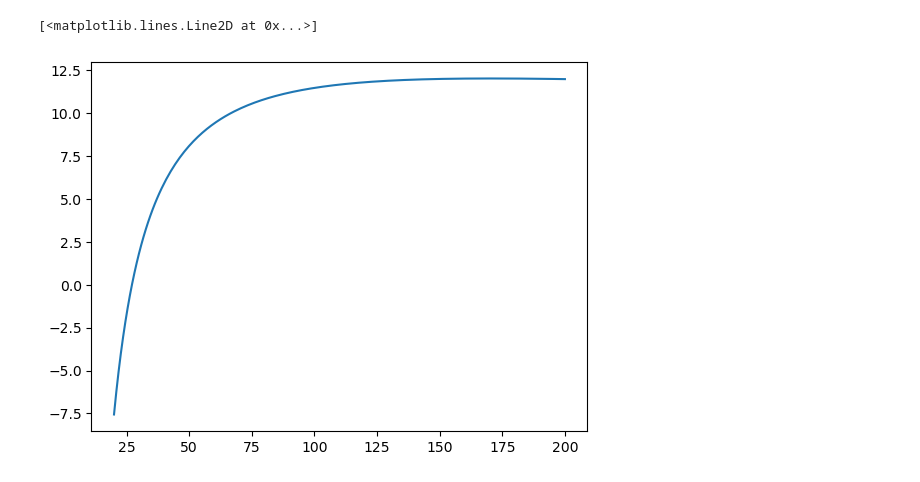
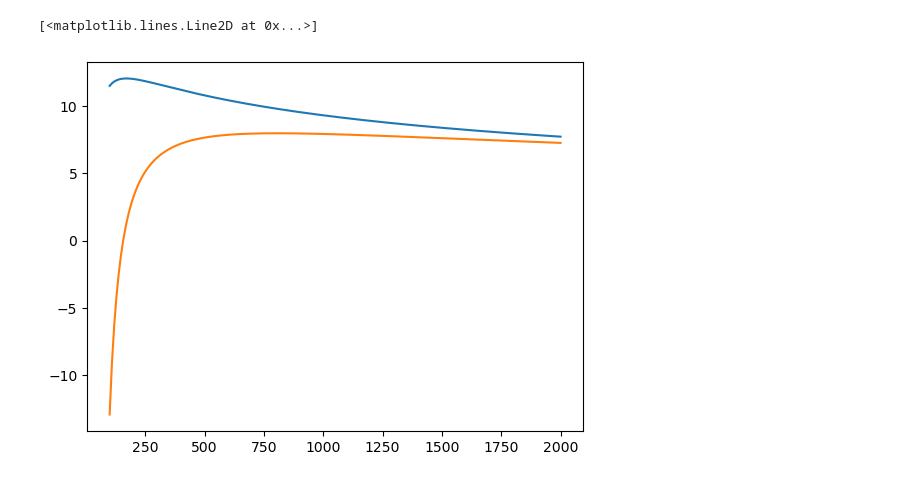
Before and after one commit to Samanyu-T/Lammps_MD, a Jupyter notebook: Jupyter_Notebooks/Virial_Coef.ipynb, the cells around one changed output. Drawn from its saved outputs; the diff is of its cells as text; code cells hidden in the pictures.

```diff
--- a/Jupyter_Notebooks/Virial_Coef.ipynb
+++ b/Jupyter_Notebooks/Virial_Coef.ipynb
@@ -1,6 +1,6 @@
 # %%
 import numpy as np
-from scipy.integrate import trapezoid
+from scipy.integrate import trapezoid, simpson
 from scipy.interpolate import interp1d
 import matplotlib.pyplot as plt
 import os
@@ -9,13 +9,15 @@ import sys
 sys.path.append(os.path.join(os.path.dirname(os.getcwd()),'Classes'))
 
 import Handle_PotFiles
-import Eam_Fitting
+import EAM_Fitting_Serial
 
 if os.path.basename(os.getcwd()) != 'Potentials':
     os.chdir('../Potentials')
 
-pot_dict, _, pot_params = Handle_PotFiles.read_pot('test.1.eam.alloy')
-pot_dict2, _, pot_params = Handle_PotFiles.read_pot('WHHe_test.eam.alloy')
+# pot_dict, _, pot_params = Handle_PotFiles.read_pot('test.0.eam.alloy')
+pot_dict, potlines, pot_params = Handle_PotFiles.read_pot('../../Fitting_Runtime/Potentials/optim.0.eam.alloy')
+
+pot_dict2, _, pot_params2 = Handle_PotFiles.read_pot('WHHe_test.eam.alloy')
 
 def Beck1968(r):
 
@@ -52,7 +54,7 @@ def virial_2(r, phi, T):
     return 2* np.pi* (trapezoid(y, r) + r[0]**3/3)
 
 # phi = data[:,2]
-r = np.linspace(0.9, 5, 100)
+r = np.linspace(0.1, 5, 100)
 
 r_pot = np.linspace(0, pot_params['rc'], pot_params['Nr'])
 
@@ -62,34 +64,34 @@ phi_eam = np.zeros((len(r),))
 
 for i in range(len(r)):
 
     phi_eam[i] = eam(he_he, r[i], pot_params['dr'])
 
-
 phi = Beck1968(r)
 
 N = 200
 
 kb = 8.6173303e-5
 
-T_arr = np.linspace(20, 200, N)
+T_arr = np.linspace(100, 2000, N)
 
 B2 = np.zeros(T_arr.shape)
 
 B2_eam = np.zeros(T_arr.shape)
 
 for i, T in enumerate(T_arr):
 
     B2[i] = virial_2(r, phi, T)
 
     B2_eam[i] = virial_2(r, phi_eam, T)
 
 conv = 6.02214e-1
 
 B2 = B2*conv
+B2_eam *= conv
 plt.plot(T_arr, B2)
-# plt.plot(T_arr, B2_eam)
+plt.plot(T_arr, B2_eam)
 
 # print(B2.max(), T_arr[B2.argmax()])
 # %% [output]
 [<matplotlib.lines.Line2D at 0x...>]
-[figure, old version]
+[figure, new version]
```
Also changed, not shown: parts of 6 cells of this notebook, 12 other files.
